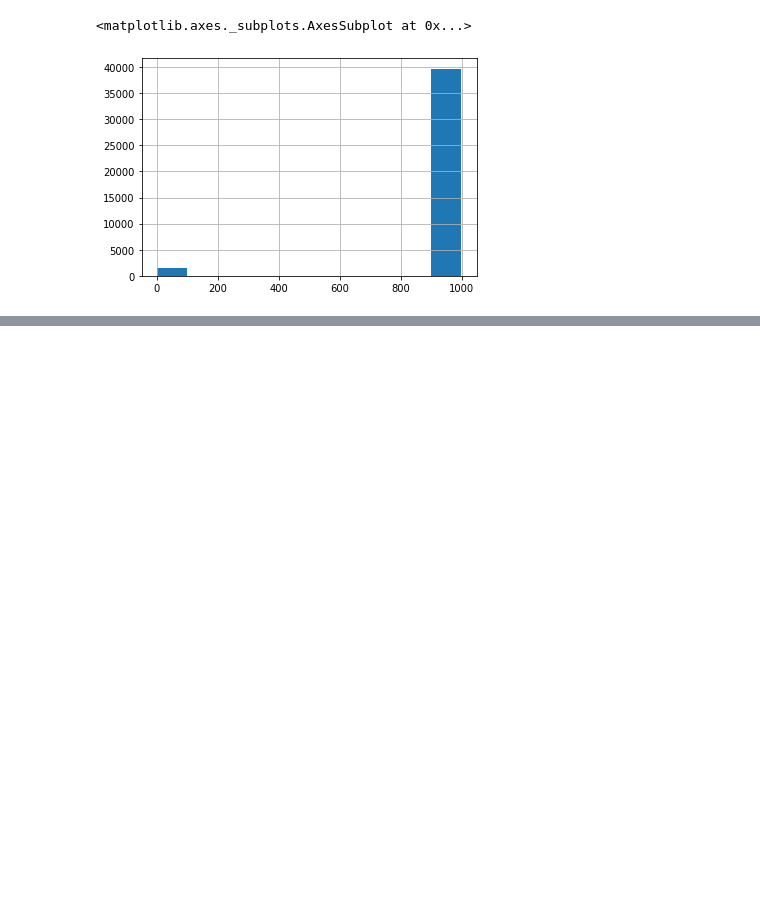
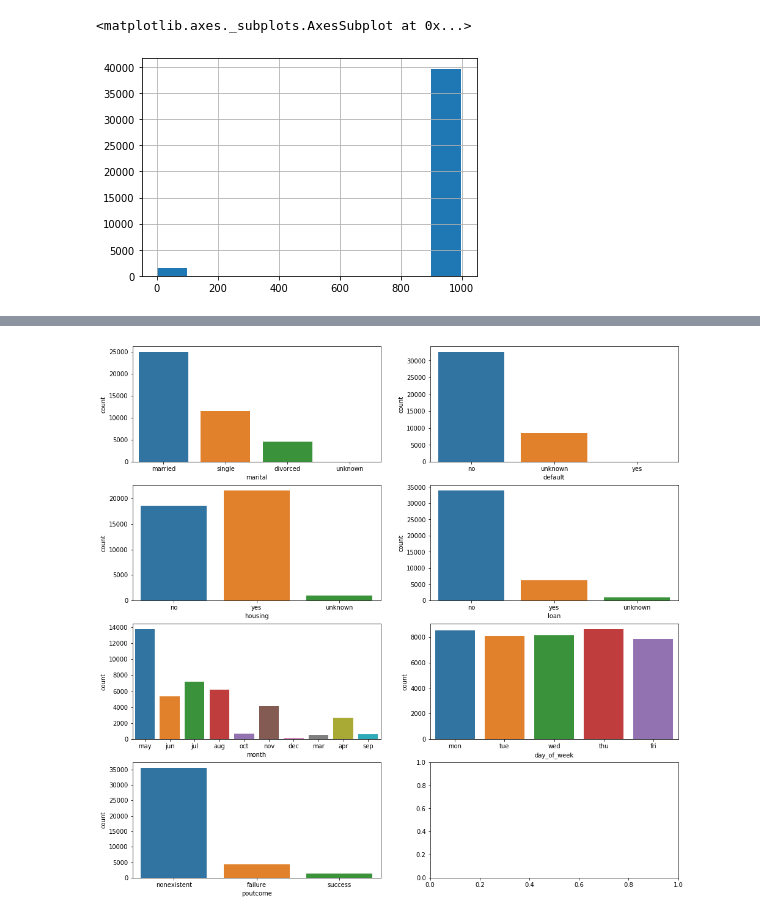
Before and after one commit to ml-learner/Bank_Marketing_Data, a Jupyter notebook: Bank_marketing.ipynb, the cells around one changed output, grey strips where cells are left out. Drawn from its saved outputs; the diff is of its cells as text; code cells hidden in the pictures; blank space fills up the shorter version.

```diff
--- a/Bank_marketing.ipynb
+++ b/Bank_marketing.ipynb
@@ -54,2 +136,15 @@ df_train.loc[df_train['pdays'] != 999, 'pdays'] = "before"
+# %%
+### marital, default, housing, loan, contact, month, day_of_week, poutcome ###
+f, axes = plt.subplots(4, 2, figsize=(16, 16), sharey = False)
+sns.countplot(df_train['marital'], ax = axes[0, 0])
+sns.countplot(df_train['default'], ax = axes[0, 1])
+sns.countplot(df_train['housing'], ax = axes[1, 0])
+sns.countplot(df_train['loan'], ax = axes[1, 1])
+sns.countplot(df_train['month'], ax = axes[2, 0])
+sns.countplot(df_train['day_of_week'], ax = axes[2, 1])
+sns.countplot(df_train['poutcome'], ax = axes[3, 0])
+plt.show()
+# %% [output]
+[figure, added]
 # %%
 ###Check missing values of categorical variables###
```
Also changed, not shown: parts of 50 cells of this notebook.
